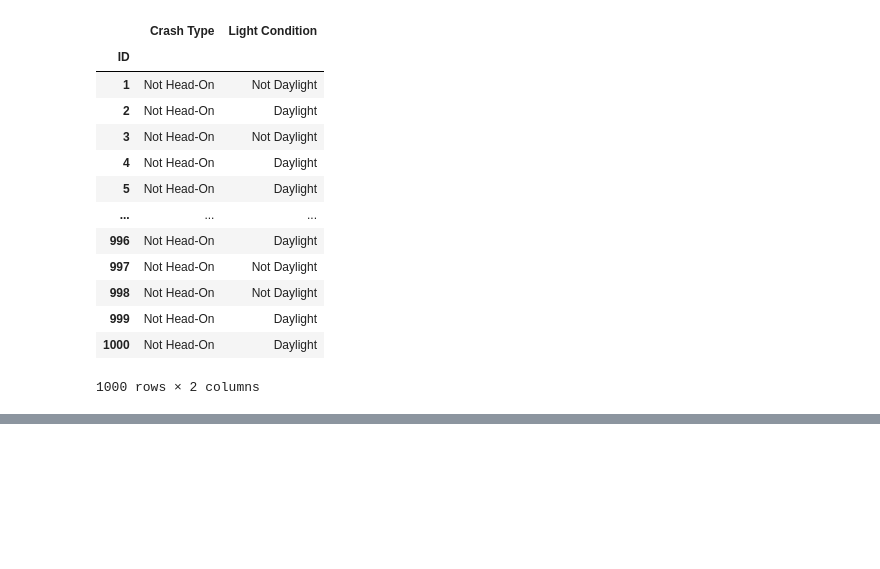
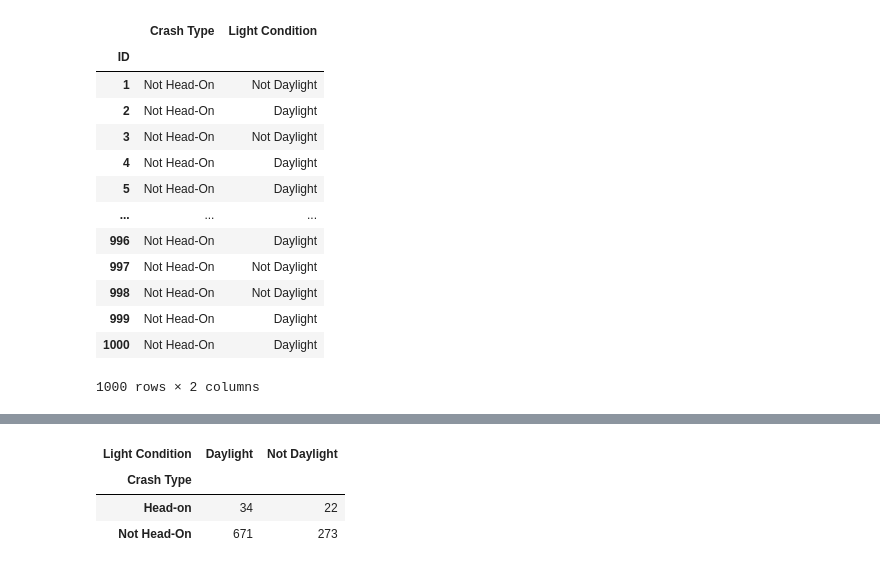
Before and after one commit to Payne-Tristan/CMU-Python, a Jupyter notebook: Probability_27AUG.ipynb, the cells around one changed output, grey strips where cells are left out. Drawn from its saved outputs; the diff is of its cells as text; code cells hidden in the pictures; blank space fills up the shorter version.

```diff
--- a/Probability_27AUG.ipynb
+++ b/Probability_27AUG.ipynb
@@ -33,0 +54,7 @@ df
+# %%
+pd.crosstab(df['Crash Type'],df['Light Condition'])
+# %% [output]
+| Light Condition | Daylight | Not Daylight |
+| Crash Type |  |  |
+| Head-on | 34 | 22 |
+| Not Head-On | 671 | 273 |
```
Also changed, not shown: parts of 4 cells of this notebook.
